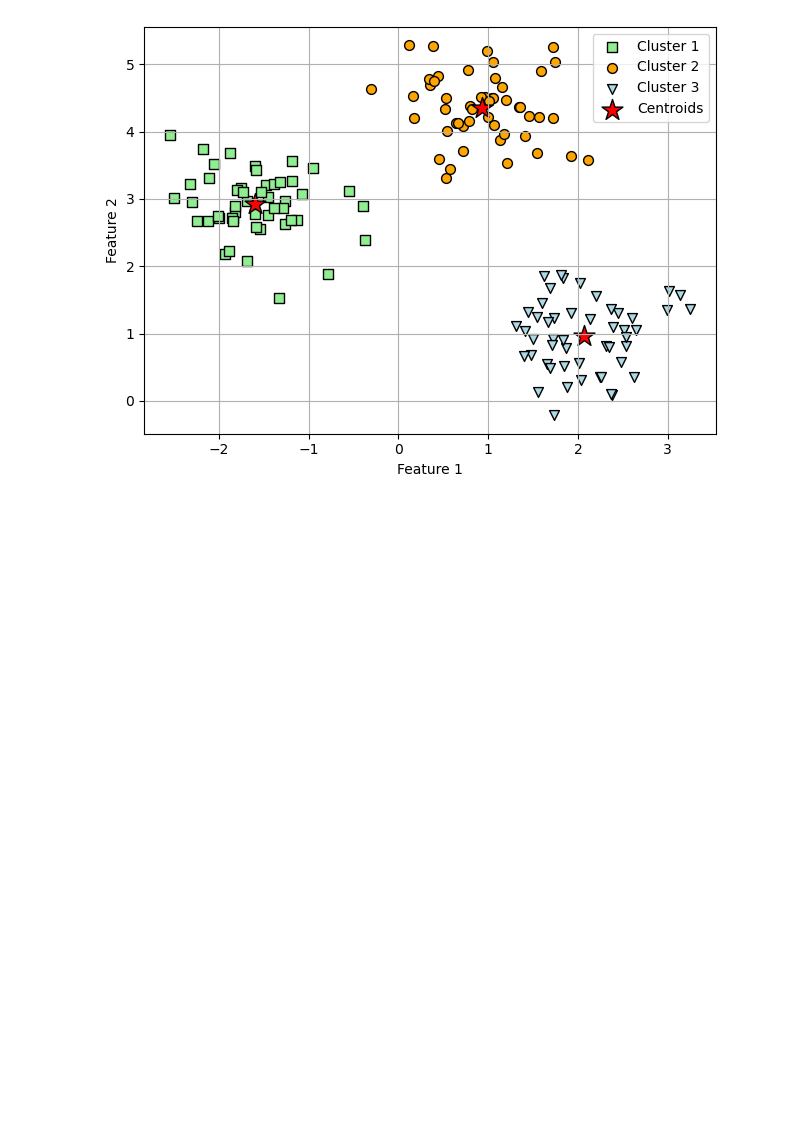
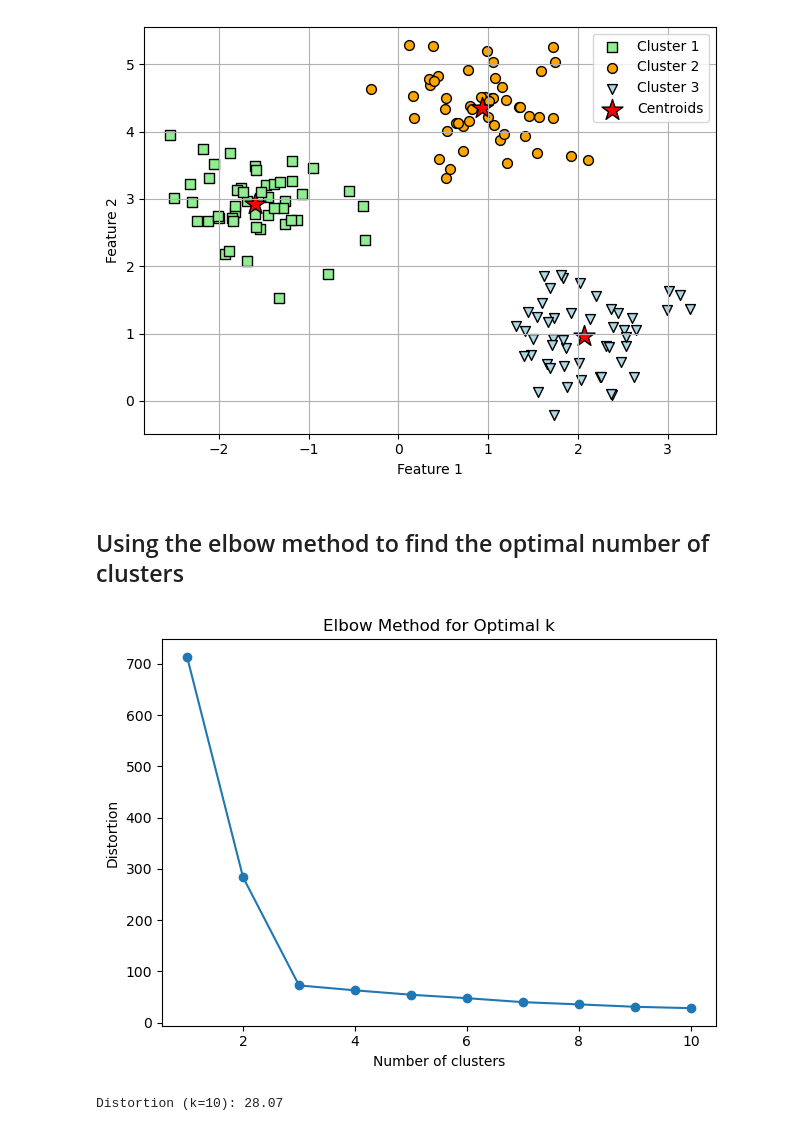
Before and after one commit to Akshaj-Kabthiyal/Data-Science-Fundamentals, a Jupyter notebook: Deep Learning/Pytorch and scikit/Chapter 10 - Clustering Analysis/Clustering Analysis.ipynb, the cells around one changed output. Drawn from its saved outputs; the diff is of its cells as text; code cells hidden in the pictures; blank space fills up the shorter version.

```diff
--- a/Deep Learning/Pytorch and scikit/Chapter 10 - Clustering Analysis/Clustering Analysis.ipynb
+++ b/Deep Learning/Pytorch and scikit/Chapter 10 - Clustering Analysis/Clustering Analysis.ipynb
@@ -69,3 +69,31 @@ plt.tight_layout()
 plt.show()
 # %% [output]
 [figure]
+# %% [markdown]
+##  Using the elbow method to find the optimal number of clusters
+# %%
+distortions = []
+for i in range(1, 11):
+    km = KMeans(
+        n_clusters=i,
+        init='k-means++',
+        n_init=10,
+        max_iter=300,
+        random_state=0
+    )
+    km.fit(X)
+    distortions.append(km.inertia_)
+
+# Plot the elbow curve
+plt.plot(range(1, 11), distortions, marker='o')
+plt.xlabel('Number of clusters')
+plt.ylabel('Distortion')
+plt.title('Elbow Method for Optimal k')
+plt.tight_layout()
+plt.show()
+
+# Optional: Print final distortion for last model
+print(f'Distortion (k={i}): {km.inertia_:.2f}')
+# %% [output]
+[figure, added]
+Distortion (k=10): 28.07
```
Also changed, not shown: parts of 6 cells of this notebook, 3 other files.
